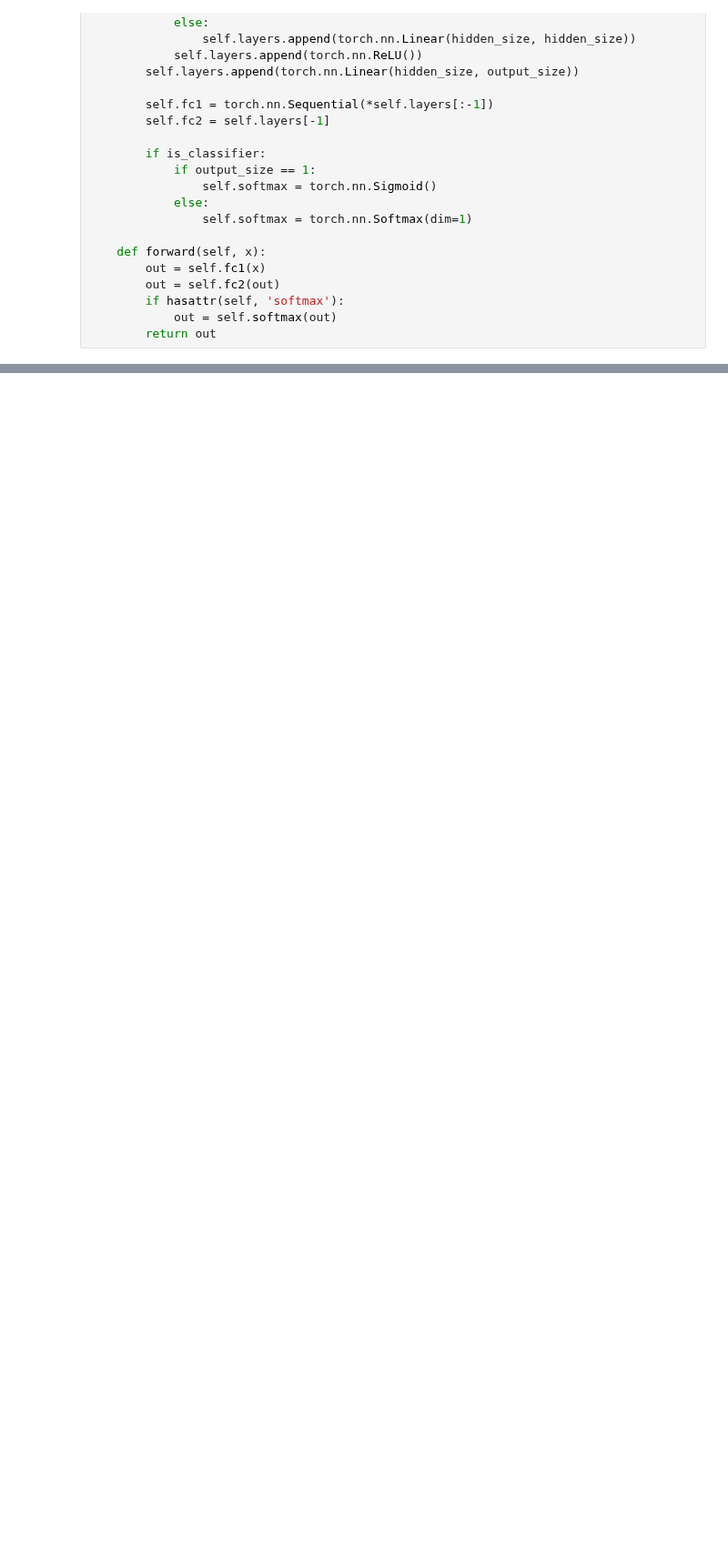
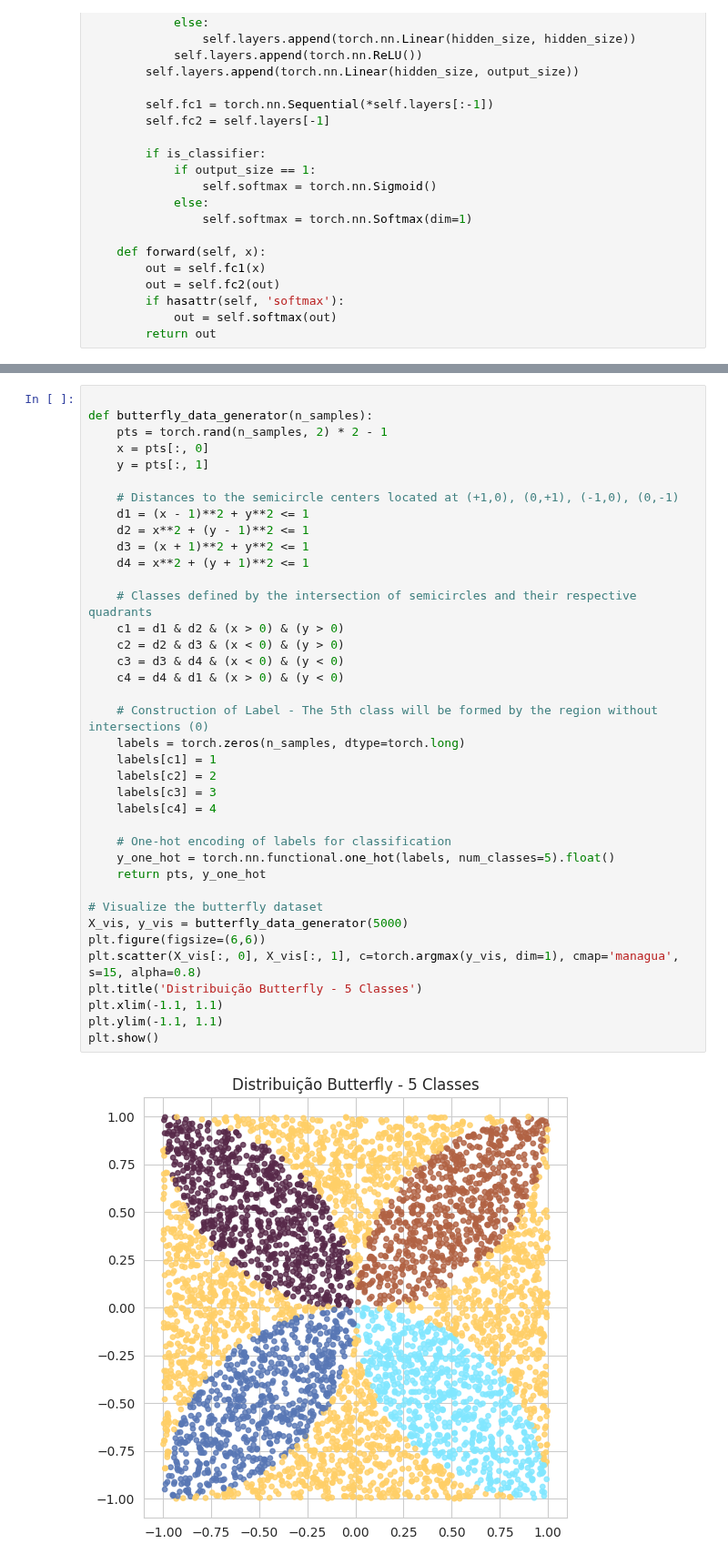
Before and after one commit to ThiagoFPMR/PPGEEC2321, a Jupyter notebook: Unit_1/Assignment_1.ipynb, the cells around one changed output, grey strips where cells are left out. Shown at 91% size. Drawn from its saved outputs; the diff is of its cells as text; blank space fills up the shorter version.

```diff
--- a/Unit_1/Assignment_1.ipynb
+++ b/Unit_1/Assignment_1.ipynb
@@ -297,0 +570,40 @@ Sample Targets:
+# %%
+
+def butterfly_data_generator(n_samples):
+    pts = torch.rand(n_samples, 2) * 2 - 1
+    x = pts[:, 0]
+    y = pts[:, 1]
+
+    # Distances to the semicircle centers located at (+1,0), (0,+1), (-1,0), (0,-1)
+    d1 = (x - 1)**2 + y**2 <= 1
+    d2 = x**2 + (y - 1)**2 <= 1
+    d3 = (x + 1)**2 + y**2 <= 1
+    d4 = x**2 + (y + 1)**2 <= 1
+
+    # Classes defined by the intersection of semicircles and their respective quadrants
+    c1 = d1 & d2 & (x > 0) & (y > 0)
+    c2 = d2 & d3 & (x < 0) & (y > 0)
+    c3 = d3 & d4 & (x < 0) & (y < 0)
+    c4 = d4 & d1 & (x > 0) & (y < 0)
+
+    # Construction of Label - The 5th class will be formed by the region without intersections (0)
+    labels = torch.zeros(n_samples, dtype=torch.long)
+    labels[c1] = 1
+    labels[c2] = 2
+    labels[c3] = 3
+    labels[c4] = 4
+
+    # One-hot encoding of labels for classification
+    y_one_hot = torch.nn.functional.one_hot(labels, num_classes=5).float()
+    return pts, y_one_hot
+
+# Visualize the butterfly dataset
+X_vis, y_vis = butterfly_data_generator(5000)
+plt.figure(figsize=(6,6))
+plt.scatter(X_vis[:, 0], X_vis[:, 1], c=torch.argmax(y_vis, dim=1), cmap='managua', s=15, alpha=0.8)
+plt.title('Distribuição Butterfly - 5 Classes')
+plt.xlim(-1.1, 1.1)
+plt.ylim(-1.1, 1.1)
+plt.show()
+# %% [output]
+[figure, added]
```
Also changed, not shown: parts of 31 cells of this notebook.
